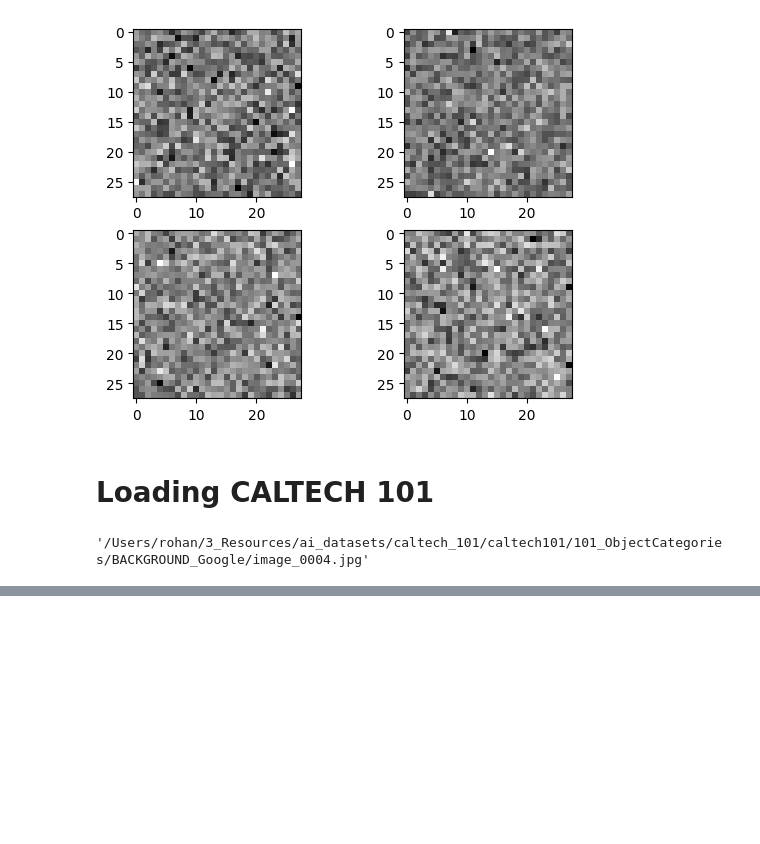
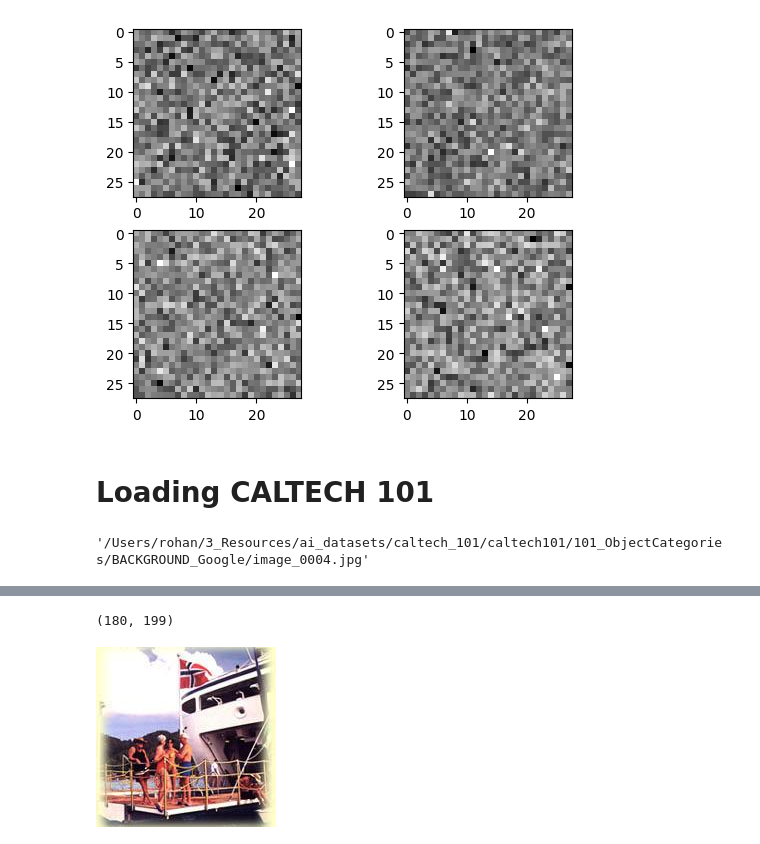
Before and after one commit to RohanAwhad/VQGAN, a Jupyter notebook: play.ipynb, the cells around one changed output, grey strips where cells are left out. Drawn from its saved outputs; the diff is of its cells as text; code cells hidden in the pictures; blank space fills up the shorter version.

```diff
--- a/play.ipynb
+++ b/play.ipynb
@@ -1251,0 +1258,14 @@ img.size()
+# %%
+img = Image.open(files[1]).convert('RGB')
+# %%
+img.size
+# %% [output]
+(180, 199)
+# %%
+w, h = img.size
+new_w = min(w, h)
+# center square crop the image
+cropped_img = v2.functional.center_crop(img, (new_w, new_w))
+cropped_img
+# %% [output]
+[figure, added]
```
Also changed, not shown: parts of 12 cells of this notebook.
